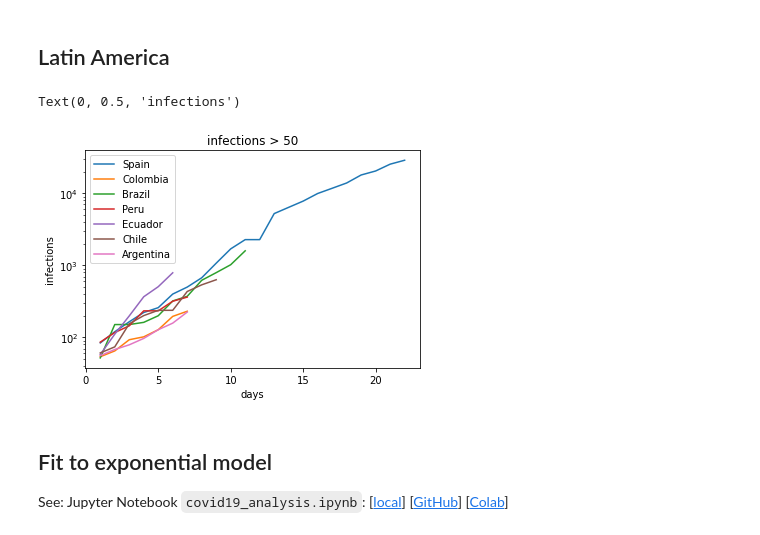
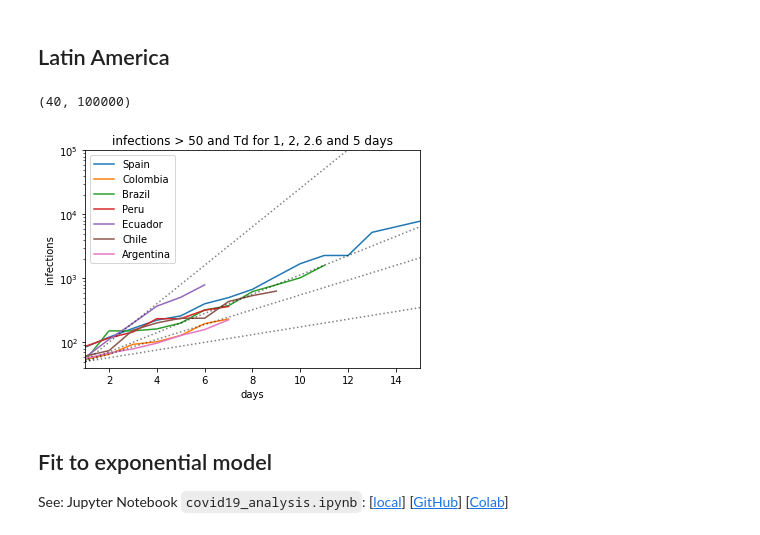
Before and after one commit to restrepo/COVID-19, a Jupyter notebook: covid_analysis.ipynb, the cells around one changed output. Drawn from its saved outputs; the diff is of its cells as text; code cells hidden in the pictures.

```diff
--- a/covid_analysis.ipynb
+++ b/covid_analysis.ipynb
@@ -27,6 +25,12 @@ import re
 import datetime
 import time
 # %%
+def exponential_model(x,a,b,c):
+    return a*np.exp(b*(x-c))
+
+def logistic_model(x,a,b,c):
+    return c/(1+np.exp(-(x-b)/a))
+
 def get_sum_series(cvn):
     cs=cvn.sum()
     cs['Province/State']='All'
@@ -332,35 +336,55 @@ Invalid limit will be ignored.
 To check the reason why some contries may no exhibit an strong exponential growth, see [References](./covid.ipynb#References) at the end
 # %% [markdown]
 ## Latin America
+# %%
+def growth_rate(Td):
+    return np.log(2)/Td
+#growth_rate(2.6)
+# %%
+mininf=50
+maxdays=cv[ cv['Country/Region']== 'Spain' ]['tolist'].apply(lambda l: len([i for i in l if i>mininf]) ).values[0]
 # %%
 cntr=['Spain','Colombia','Brazil','Peru','Ecuador', 'Chile','Argentina']
-
-mininf=50
+xx=np.linspace(1,maxdays)
 for c in cntr:
     idxs=cv[ cv['Country/Region']== c ].index
     if len(idxs)==1:
         idx=idxs[0]
     else:
         print('Several Province/State')
 
     y=[l for l in cv.loc[idx,'tolist'] if l>mininf]
     ylen=len(y)
     x=range( 1,ylen+1 )
     #plt.semilogy(x,y,label='{}'.format(c))
     plt.plot(x,y,label='{}'.format(c))
 
-plt.legend(loc='best')
+line1,=plt.plot(xx,exponential_model(xx,mininf,growth_rate(1),1),'k:',alpha=0.5)#,label='Double every 1 day')
+plt.plot(xx,exponential_model(xx,mininf,growth_rate(2.6),1),'k:',alpha=0.5)
+plt.plot(xx,exponential_model(xx,mininf,growth_rate(2),1),'k:',alpha=0.5)
+plt.plot(xx,exponential_model(xx,mininf,growth_rate(5),1),'k:',alpha=0.5)
+
+
+# Create a legend for the first line.
+#first_legend = plt.legend(handles=[line1], loc='upper right')
+
+# Add the legend manually to the current Axes.
+#ax = plt.gca().add_artist(first_legend)
+
+general_legend=plt.legend(loc='best')
+
+
 plt.xscale('linear')
 plt.yscale('log')
-plt.title('infections > {}'.format(mininf))
+plt.title('infections > {} and Td for 1, 2, 2.6 and 5 days'.format(mininf))
 plt.xlabel('days')
 plt.ylabel('infections')
-#plt.xlim(1,12)
-#plt.ylim(1,200)
+plt.xlim(1,15)
+plt.ylim(40,100000)
 #plt.savefig('elpais_recover_2020_03_16.png')
 # %% [output]
-Text(0, 0.5, 'infections')
+(40, 100000)
-[figure, old version]
+[figure, new version]
 # %% [markdown]
 ## Fit to exponential model
 See: Jupyter Notebook `covid19_analysis.ipynb`: [[local](./covid19.ipynb)] [[GitHub](https://github.com/restrepo/Covid-19/blob/master/covid.ipynb)] [[Colab](https://colab.research.google.com/github/restrepo/Covid-19/blob/master/covid.ipynb)]
```
Also changed, not shown: parts of 7 cells of this notebook.
